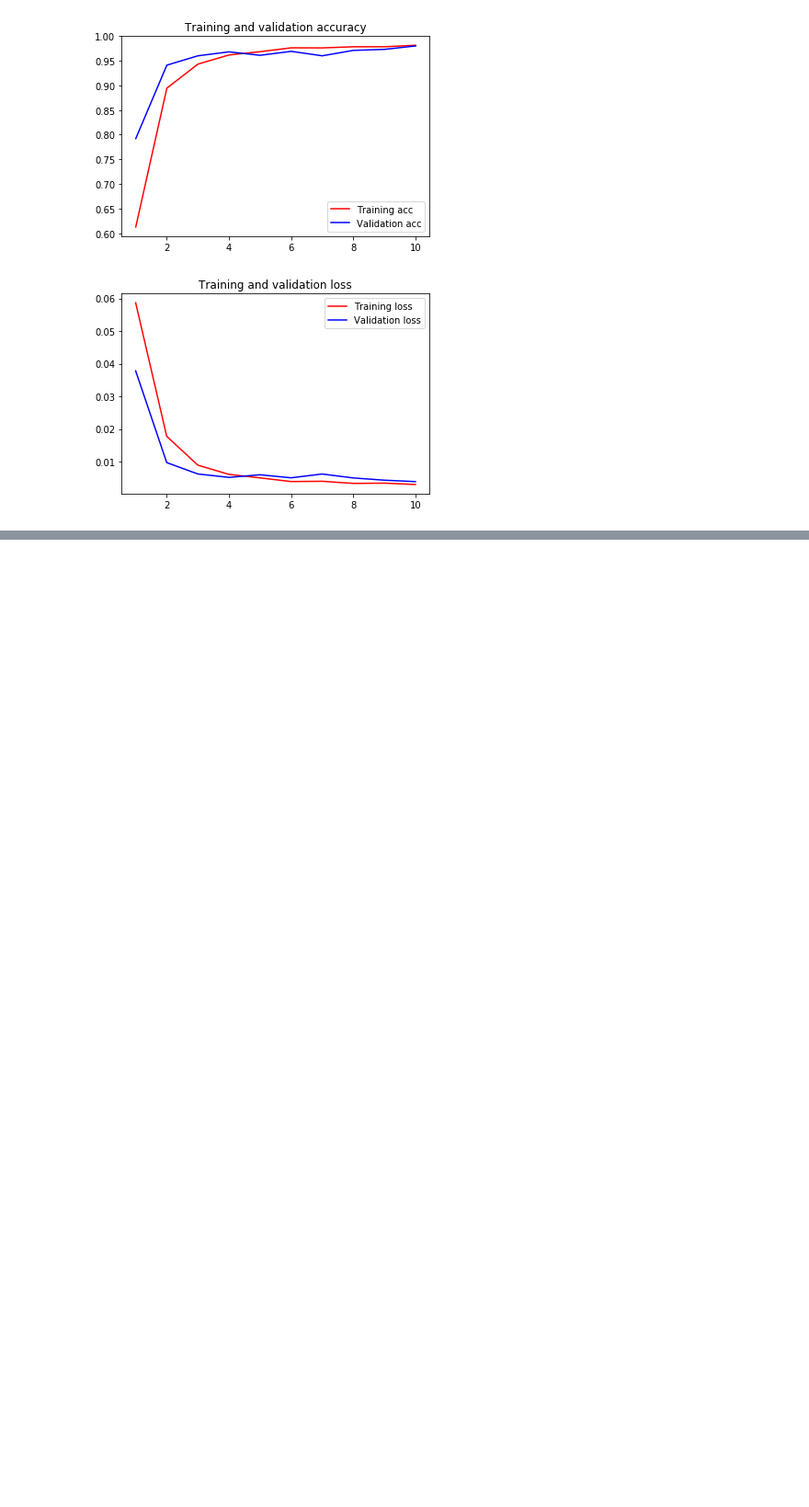
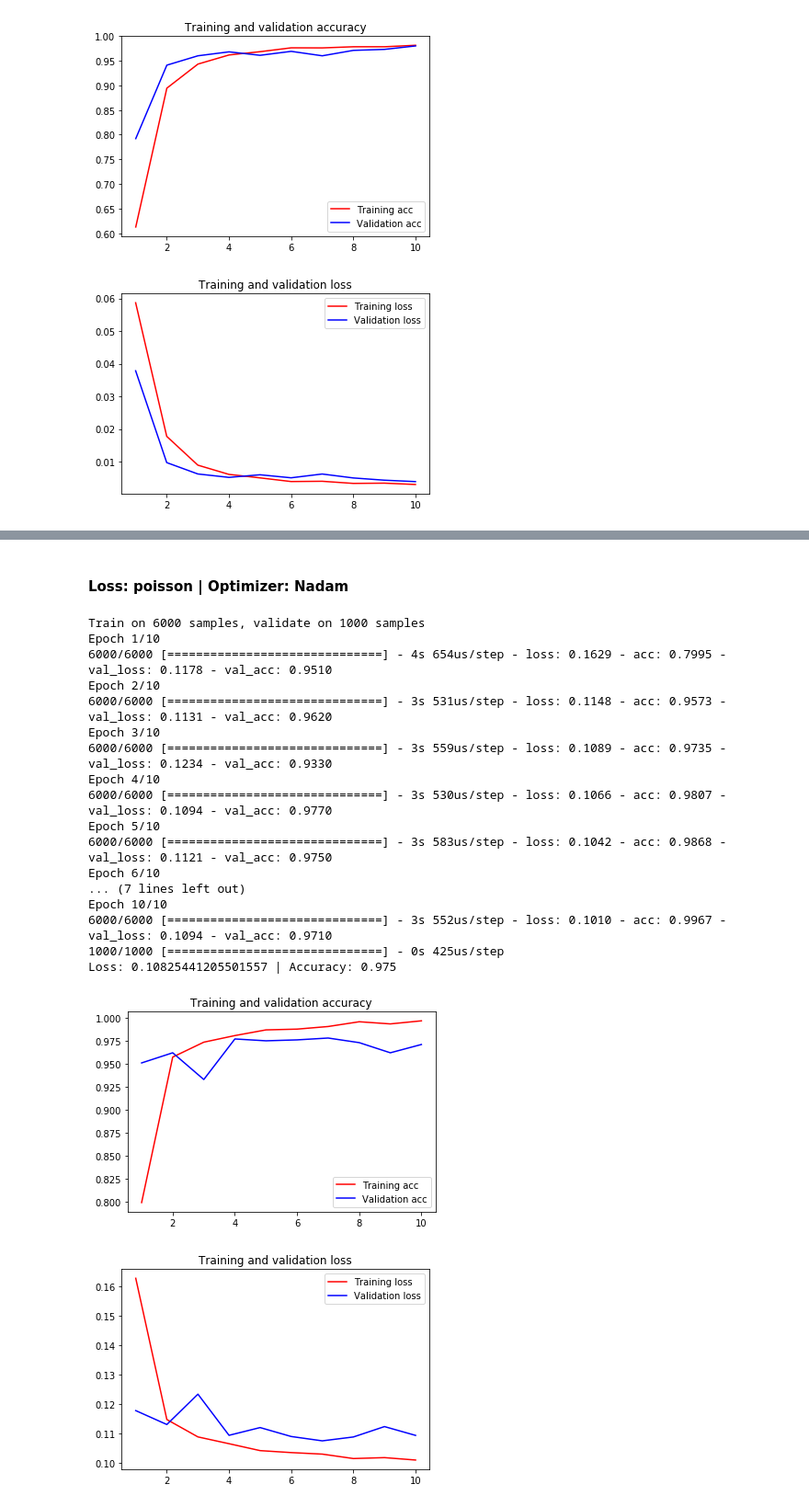
Before and after one commit to viniciusteix/topics-3, a Jupyter notebook: Lista 03.ipynb, the cells around one changed output, grey strips where cells are left out. Shown at 92% size. Saved outputs shown, nothing was run; the diff lists cells and outputs as text; code cells hidden in the pictures; blank space fills up the shorter version.

```diff
--- a/Lista 03.ipynb
+++ b/Lista 03.ipynb
@@ -147,0 +196,24 @@ Loss: 0.0046534059799423705 | Accuracy: 0.974
+# %% [markdown]
+#### Loss: poisson | Optimizer: Nadam
+# %%
+calculateModel(funcl=losses.poisson,opt=optimizers.Nadam())
+# %% [output]
+Train on 6000 samples, validate on 1000 samples
+Epoch 1/10
+6000/6000 [==============================] - 4s 654us/step - loss: 0.1629 - acc: 0.7995 - val_loss: 0.1178 - val_acc: 0.9510
+Epoch 2/10
+6000/6000 [==============================] - 3s 531us/step - loss: 0.1148 - acc: 0.9573 - val_loss: 0.1131 - val_acc: 0.9620
+Epoch 3/10
+6000/6000 [==============================] - 3s 559us/step - loss: 0.1089 - acc: 0.9735 - val_loss: 0.1234 - val_acc: 0.9330
+Epoch 4/10
+6000/6000 [==============================] - 3s 530us/step - loss: 0.1066 - acc: 0.9807 - val_loss: 0.1094 - val_acc: 0.9770
+Epoch 5/10
+6000/6000 [==============================] - 3s 583us/step - loss: 0.1042 - acc: 0.9868 - val_loss: 0.1121 - val_acc: 0.9750
+Epoch 6/10
+... (7 lines left out)
+Epoch 10/10
+6000/6000 [==============================] - 3s 552us/step - loss: 0.1010 - acc: 0.9967 - val_loss: 0.1094 - val_acc: 0.9710
+1000/1000 [==============================] - 0s 425us/step
+Loss: 0.10825441205501557 | Accuracy: 0.975
+[figure, added]
+[figure, added]
```
Also changed, not shown: parts of 11 cells of this notebook.
